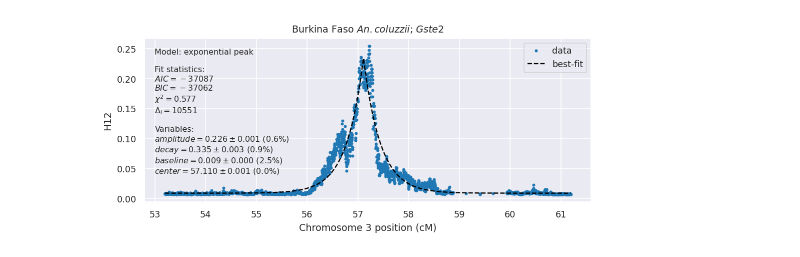
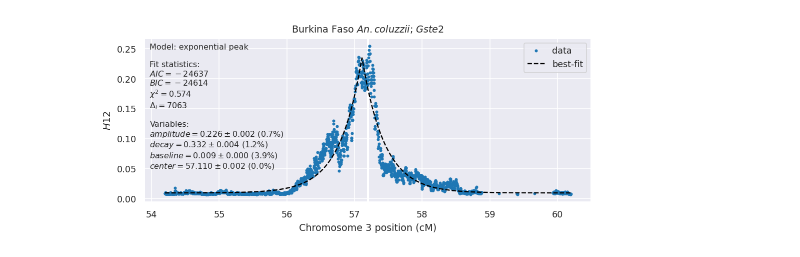
Before and after one commit to alimanfoo/shiny-train, a Jupyter notebook: notebooks/artwork/peak-fit-artwork.ipynb, the cells around one changed output. Saved outputs shown, nothing was run; the diff lists cells and outputs as text; code cells hidden in the pictures.

Commit message:
exponential fit examples

```diff
--- a/notebooks/artwork/peak-fit-artwork.ipynb
+++ b/notebooks/artwork/peak-fit-artwork.ipynb
@@ -54,3 +56,13 @@ def tex_format_param(params, name):
     stderr = params[name].stderr
     relerr = stderr * 100 / value
     return f"${name}={value:.3f}\\pm{stderr:.3f}$ $({relerr:.1f}\\%)$\n"
+# %%
+def iterative_exponential_peak_fit(peak_model, peak_params, y, x, n_iter, t=0.01):
+    for i in range(n_iter):
+        peak_result = peak_model.fit(y, x=x, params=peak_params.copy())
+        n = peak_result.residual.shape[0]
+        loc_keep = np.argsort(np.fabs(peak_result.residual))[:-int(t*n)]
+        loc_keep.sort()
+        x = x[loc_keep]
+        y = y[loc_keep]
+    return peak_result
@@ -57,8 +88,10 @@ def tex_format_param(params, name):
 # %%
-def analyse_exponential_peak_fit(pop, chromosome, center, flank, locus, ax=None):
+def analyse_exponential_peak_fit(pop, chromosome, center, flank, locus, ax=None,
+                                 median_filter_kws=None, hampel_filter_kws=None,
+                                 fit_iterations=None):
 
     # load gwss data
-    pwindows, gwindows, h1, h12, h123, h2_h1 = load_h12_gwss(pop, chromosome)
+    pwindows, gwindows, _, signal, _, _ = load_h12_gwss(pop, chromosome)
     ppos = pwindows.mean(axis=1)
     gpos = gwindows.mean(axis=1)
 
@@ -68,9 +101,15 @@ def analyse_exponential_peak_fit(pop, chromosome, center, flank, locus, ax=None)
     loc_region = slice(bisect_left(gpos, gcenter - flank),
                        bisect_right(gpos, gcenter + flank))
 
+    # filter
+    if median_filter_kws:
+        signal = scipy.ndimage.median_filter(signal, **median_filter_kws)
+    if hampel_filter_kws:
+        signal = hampel_filter(signal, **hampel_filter_kws)
+
     # setup data to fit
     x = gpos[loc_region]
-    y = h12[loc_region]
+    y = signal[loc_region]
 
     # fit peak model
     peak_model = lmfit.Model(exponential_peak)
@@ -81,7 +120,11 @@ def analyse_exponential_peak_fit(pop, chromosome, center, flank, locus, ax=None)
     peak_params['baseline'] = lmfit.Parameter('baseline', vary=True, value=0.03, min=0, max=1)
     peak_params['ceiling'] = lmfit.Parameter('ceiling', vary=False, value=1)
     peak_params['floor'] = lmfit.Parameter('floor', vary=False, value=0)
-    peak_result = peak_model.fit(y, x=x, params=peak_params)
+    if fit_iterations:
+        peak_result = iterative_exponential_peak_fit(peak_model, peak_params, y, x,
+                                                     n_iter=fit_iterations)
+    else:
+        peak_result = peak_model.fit(y, x=x, params=peak_params)
 
     # fit null model
     null_model = lmfit.models.ConstantModel()
@@ -95,10 +138,11 @@ def analyse_exponential_peak_fit(pop, chromosome, center, flank, locus, ax=None)
     peak_result.plot_fit(
         ax=ax,
         xlabel=f'Chromosome {chromosome} position (cM)',
-        ylabel='H12',
+        ylabel='$H12$',
         data_kws=dict(markersize=2),
         fit_kws=dict(color='k', linestyle='--')
     )
+    ax.axvline(bp2cm(chromosome, center), color='w', lw=2, zorder=0)
     ax.annotate(
         f'Model: exponential peak\n' +
         f'\nFit statistics:\n' +
@@ -112,7 +156,7 @@ def analyse_exponential_peak_fit(pop, chromosome, center, flank, locus, ax=None)
         tex_format_param(peak_result.params, 'baseline') +
         tex_format_param(peak_result.params, 'center')[:-1],
         xy=(0, 1), xycoords='axes fraction',
-        xytext=(10, -10), textcoords='offset points',
+        xytext=(5, -5), textcoords='offset points',
         va='top', ha='left', fontsize=8,
     )
     ax.set_title(f"{tex_math_species(pop_defs[pop]['label'])}; ${locus}$")
@@ -137,8 +269,8 @@ analyse_exponential_peak_fit('ug_gam',
 # %%
 analyse_exponential_peak_fit('bf_col',
                              chromosome=gste2.chromosome,
                              center=gste2.chromosome_center,
-                             flank=4,
+                             flank=3,
                              locus=gste2.Name)
 # %% [output]
-[figure, old version]
+[figure, new version]
```
Also changed, not shown: parts of 28 cells of this notebook, 2 other files.
